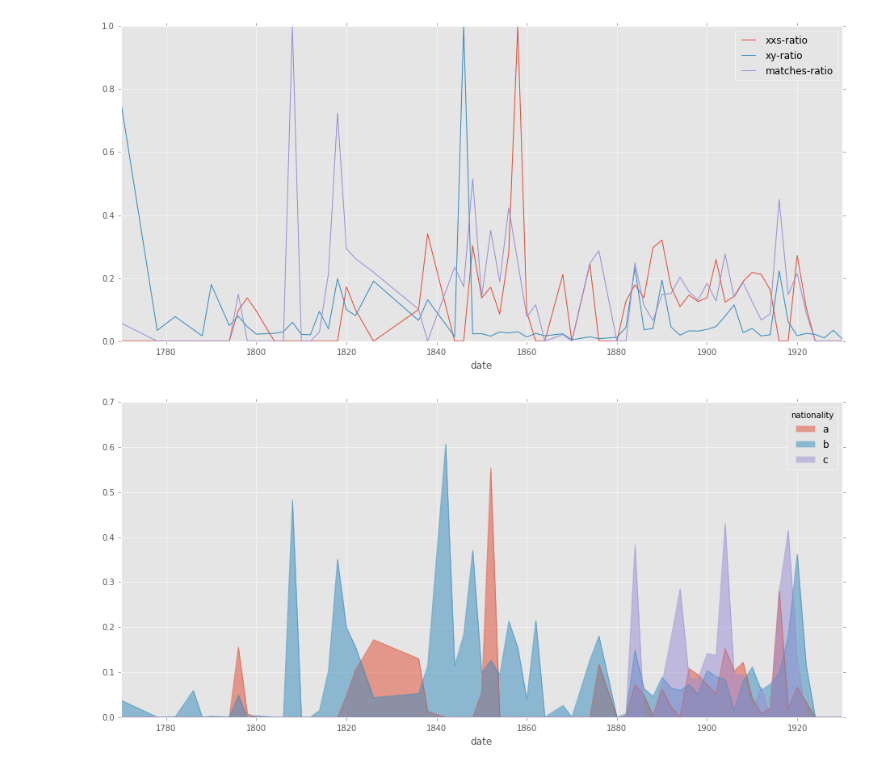
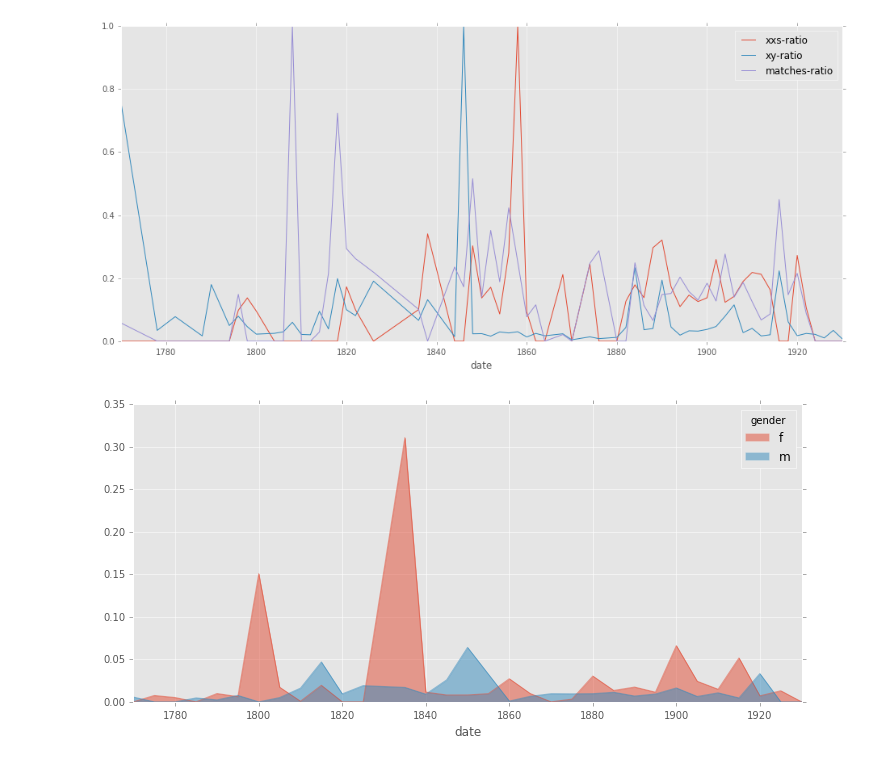
Before and after one commit to JonathanReeve/allusion-detection, a Jupyter notebook: results/analyze-all-results.ipynb, the cells around one changed output. Cells and saved outputs as stored; diff of their text form; code cells hidden in the pictures.

```diff
--- a/results/analyze-all-results.ipynb
+++ b/results/analyze-all-results.ipynb
@@ -131,7 +137,8 @@ plotGroup(dfb)
 # %% [output]
 [figure]
 # %%
-(df.groupby(['gender', (df.index//5)*5])
-   .mean()['clas-ratio']
-   .unstack().transpose().fillna(0).plot(kind='area', stacked=False))
+g = df.groupby(['gender', (df.index//5)*5]).mean()['clas-ratio']
+g = g.unstack(level=0).fillna(0).plot(kind='area', stacked=False)
+# %% [output]
+[figure, added]
 # %%
@@ -144,4 +153,0 @@ def plotDemographics(df, column, demographic, smoothing):
-# %%
-plotDemographics(df, 'biblical', 'nationality', 2)
-# %% [output]
-[figure, removed]
```
Also changed, not shown: parts of 10 cells of this notebook.
